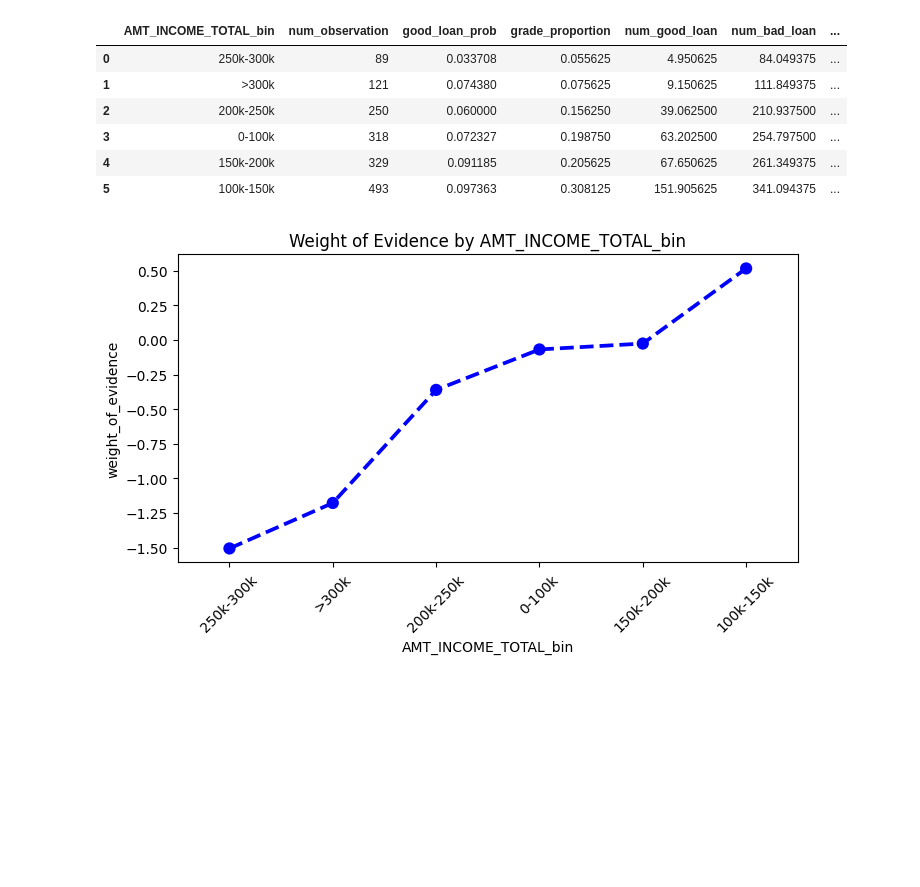
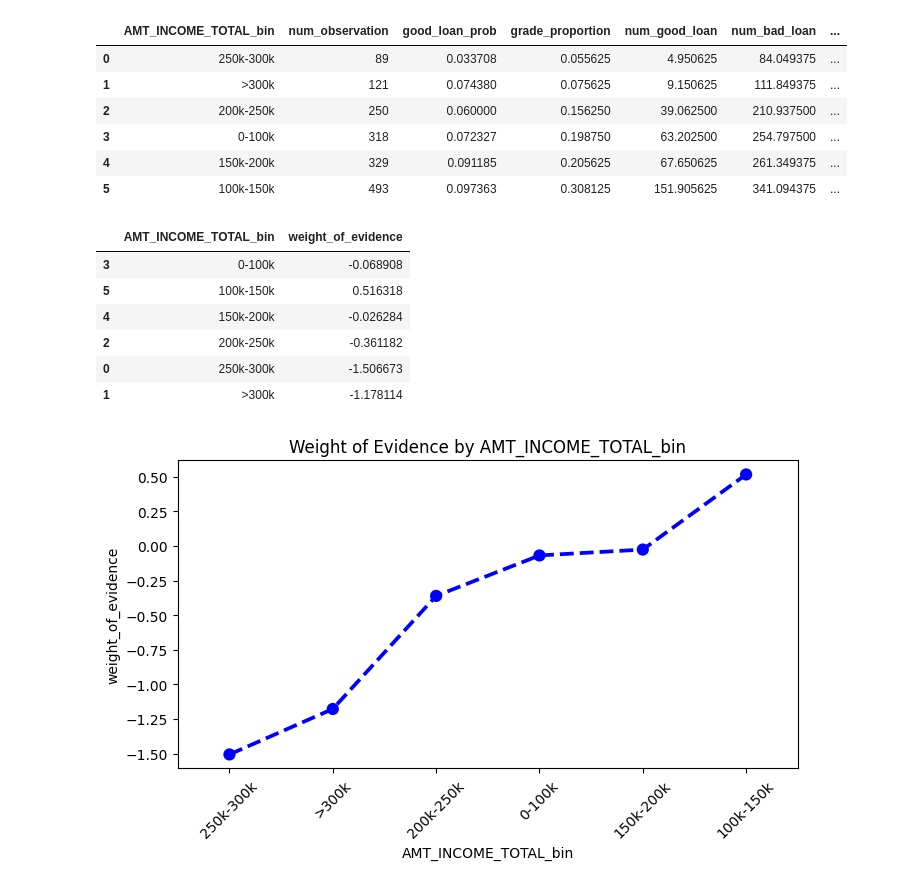
Before and after one commit to shandytp/learn_credit_score, a Jupyter notebook: 03-woe-and-iv-v2.ipynb, the cells around one changed output. Cells and saved outputs as stored; diff of their text form; code cells hidden in the pictures; blank space fills up the shorter version.

```diff
--- a/03-woe-and-iv-v2.ipynb
+++ b/03-woe-and-iv-v2.ipynb
@@ -146,6 +149,16 @@ woe(dataset_2, "AMT_INCOME_TOTAL_bin")
 | 3 | 0-100k | 318 | 0.072327 | 0.198750 | 63.202500 | 254.797500 | ... |
 | 4 | 150k-200k | 329 | 0.091185 | 0.205625 | 67.650625 | 261.349375 | ... |
 | 5 | 100k-150k | 493 | 0.097363 | 0.308125 | 151.905625 | 341.094375 | ... |
+# %%
+woe(dataset_2, "AMT_INCOME_TOTAL_bin")[["AMT_INCOME_TOTAL_bin", "weight_of_evidence"]].sort_values(by="AMT_INCOME_TOTAL_bin")
+# %% [output]
+|  | AMT_INCOME_TOTAL_bin | weight_of_evidence |
+| 3 | 0-100k | -0.068908 |
+| 5 | 100k-150k | 0.516318 |
+| 4 | 150k-200k | -0.026284 |
+| 2 | 200k-250k | -0.361182 |
+| 0 | 250k-300k | -1.506673 |
+| 1 | >300k | -1.178114 |
 # %%
 plot_woe(woe(dataset_2, "AMT_INCOME_TOTAL_bin"), 45)
 # %% [output]
```
Also changed, not shown: parts of 6 cells of this notebook.
